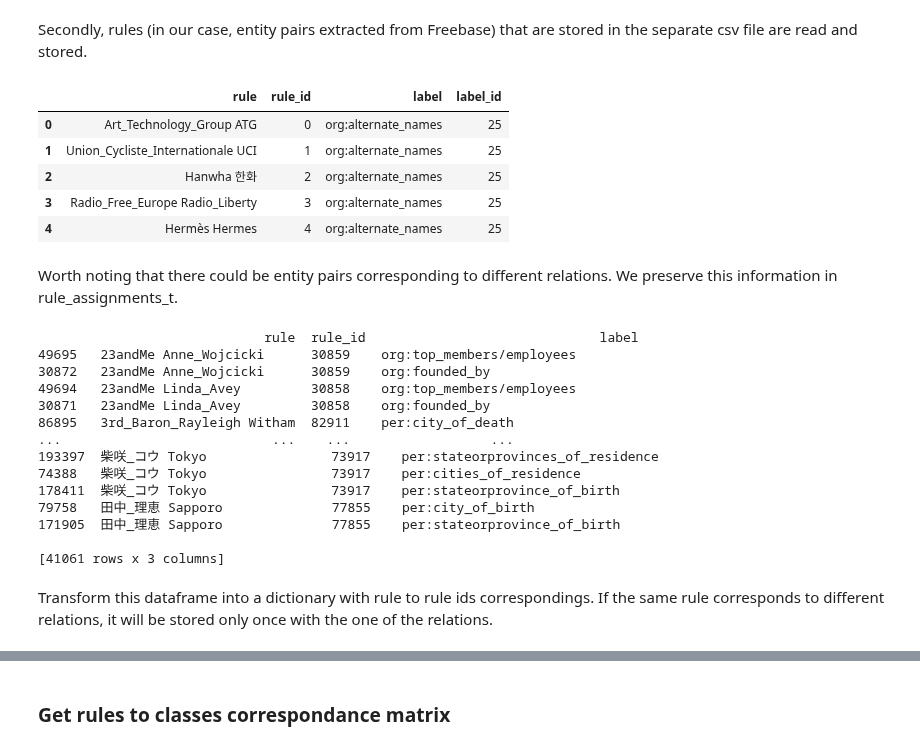
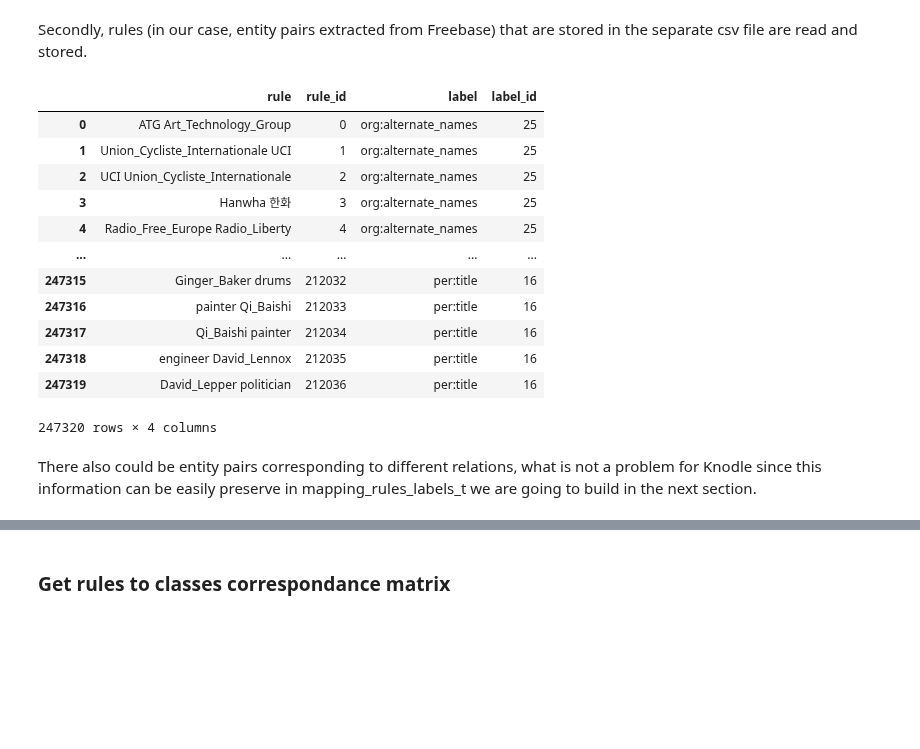
Before and after one commit to knodle/knodle, a Jupyter notebook: tutorials/conll_relation_extraction_dataset/entity_pairs_aka_lfs/Prepare_TAC_based_RE_dataset.ipynb, the cells around one changed output, grey strips where cells are left out. Drawn from its saved outputs; the diff is of its cells as text; code cells hidden in the pictures; blank space fills up the shorter version.

```diff
--- a/tutorials/conll_relation_extraction_dataset/entity_pairs_aka_lfs/Prepare_TAC_based_RE_dataset.ipynb
+++ b/tutorials/conll_relation_extraction_dataset/entity_pairs_aka_lfs/Prepare_TAC_based_RE_dataset.ipynb
@@ -94,7 +102,7 @@ for file in tqdm(config.get("minio_files")):
 # %%
 # set paths to input data
 path_labels = os.path.join(data_path, "labels.txt")
-path_rules = os.path.join(data_path, "rules.csv")
+path_rules = os.path.join(data_path, "rules_updated.csv")
 path_train_data = os.path.join(data_path, "train.conll")
 path_dev_data = os.path.join(data_path, "dev.conll")
 path_test_data = os.path.join(data_path, "test.conll")
@@ -126,13 +130,18 @@ other_class_id = max(labels2ids.values()) + 1
 Secondly, rules (in our case, entity pairs extracted from Freebase) that are stored in the separate csv file are read and stored.
 # %%
 rules = pd.read_csv(path_rules)
-rules.head()
+rules
 # %% [output]
 |  | rule | rule_id | label | label_id |
-| 0 | Art_Technology_Group ATG | 0 | org:alternate_names | 25 |
+| 0 | ATG Art_Technology_Group | 0 | org:alternate_names | 25 |
 | 1 | Union_Cycliste_Internationale UCI | 1 | org:alternate_names | 25 |
-| 2 | Hanwha 한화 | 2 | org:alternate_names | 25 |
-| 3 | Radio_Free_Europe Radio_Liberty | 3 | org:alternate_names | 25 |
-| 4 | Hermès Hermes | 4 | org:alternate_names | 25 |
+| 2 | UCI Union_Cycliste_Internationale | 2 | org:alternate_names | 25 |
+| 3 | Hanwha 한화 | 3 | org:alternate_names | 25 |
+| 4 | Radio_Free_Europe Radio_Liberty | 4 | org:alternate_names | 25 |
+| ... | ... | ... | ... | ... |
+| 247315 | Ginger_Baker drums | 212032 | per:title | 16 |
+| 247316 | painter Qi_Baishi | 212033 | per:title | 16 |
+| 247317 | Qi_Baishi painter | 212034 | per:title | 16 |
+| 247318 | engineer David_Lennox | 212035 | per:title | 16 |
+| 247319 | David_Lepper politician | 212036 | per:title | 16 |
+247320 rows × 4 columns
-# %% [markdown]
-Worth noting that there could be entity pairs corresponding to different relations. We preserve this information in rule_assignments_t.
@@ -139,21 +151,5 @@ Worth noting that there could be entity pairs corresponding to different relatio
+# %% [markdown]
+There also could be entity pairs corresponding to different relations, what is not a problem for Knodle since this information can be easily preserve in mapping_rules_labels_t we are going to build in the next section.
 # %%
-df1 = rules[rules.duplicated('rule', keep=False)].sort_values('rule')
-print(df1[['rule', 'rule_id', 'label']])
-# print(df1)
+# df1 = rules[rules.duplicated('rule', keep=False)].sort_values('rule')
+# print(df1[['rule', 'rule_id', 'label']])
-# %% [output]
-                             rule  rule_id                              label
-49695   23andMe Anne_Wojcicki      30859    org:top_members/employees
-30872   23andMe Anne_Wojcicki      30859    org:founded_by
-49694   23andMe Linda_Avey         30858    org:top_members/employees
-30871   23andMe Linda_Avey         30858    org:founded_by
-86895   3rd_Baron_Rayleigh Witham  82911    per:city_of_death
-...                           ...    ...                  ...
-193397  柴咲_コウ Tokyo                73917    per:stateorprovinces_of_residence
-74388   柴咲_コウ Tokyo                73917    per:cities_of_residence
-178411  柴咲_コウ Tokyo                73917    per:stateorprovince_of_birth
-79758   田中_理恵 Sapporo              77855    per:city_of_birth
-171905  田中_理恵 Sapporo              77855    per:stateorprovince_of_birth
-
-[41061 rows x 3 columns]
-# %% [markdown]
-Transform this dataframe into a dictionary with rule to rule ids correspondings. If the same rule corresponds to different relations, it will be stored only once with the one of the relations.
```
Also changed, not shown: parts of 40 cells of this notebook, 2 other files.
